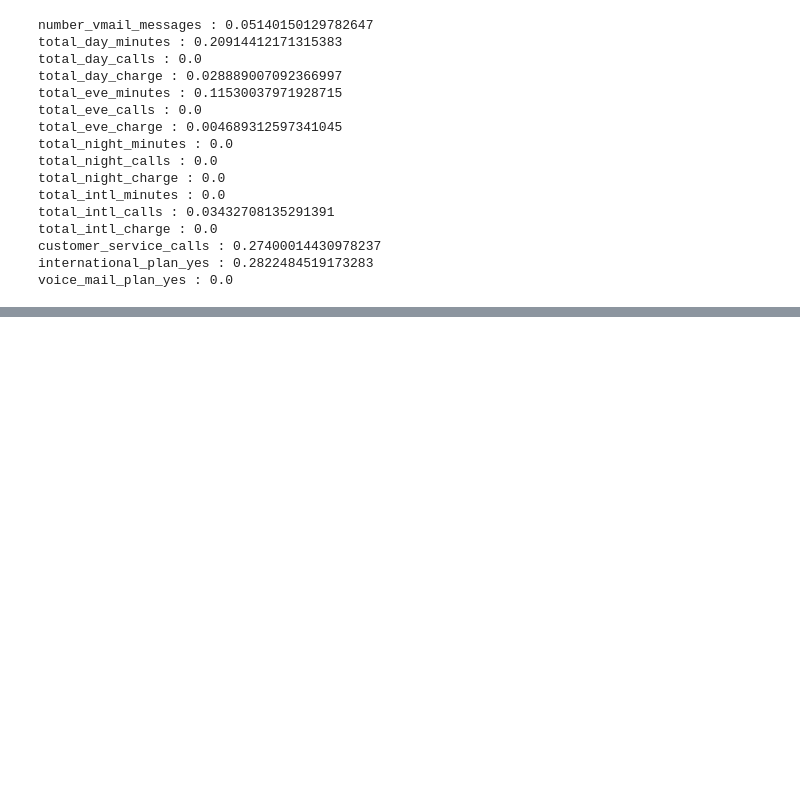
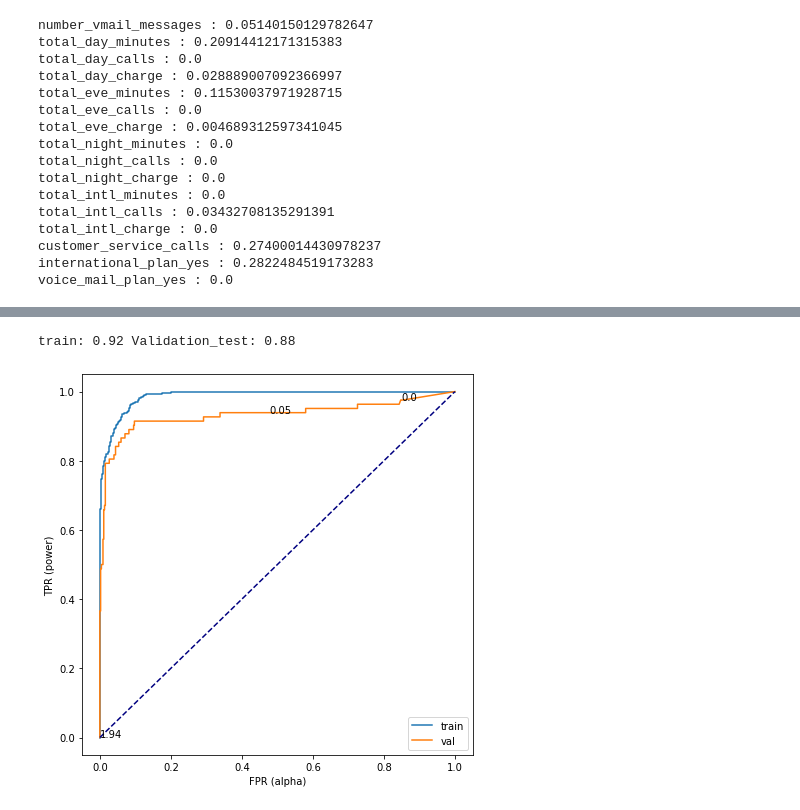
Before and after one commit to PaulWill92/Predicting_Churn, a Jupyter notebook: notebooks/Baseline_model.ipynb, the cells around one changed output, grey strips where cells are left out. Cells and saved outputs as stored; diff of their text form; code cells hidden in the pictures; blank space fills up the shorter version.

```diff
--- a/notebooks/Baseline_model.ipynb
+++ b/notebooks/Baseline_model.ipynb
@@ -358,0 +378,6 @@ Image(graph.create_png())
+# %%
+scores(d_tree_best_model, X_train, X_val, y_train, y_val)
+roc_plot(best_model, X_train, y_train, X_val, y_val)
+# %% [output]
+train: 0.92 Validation_test: 0.88
+[figure, added]
```
Also changed, not shown: parts of 40 cells of this notebook.
